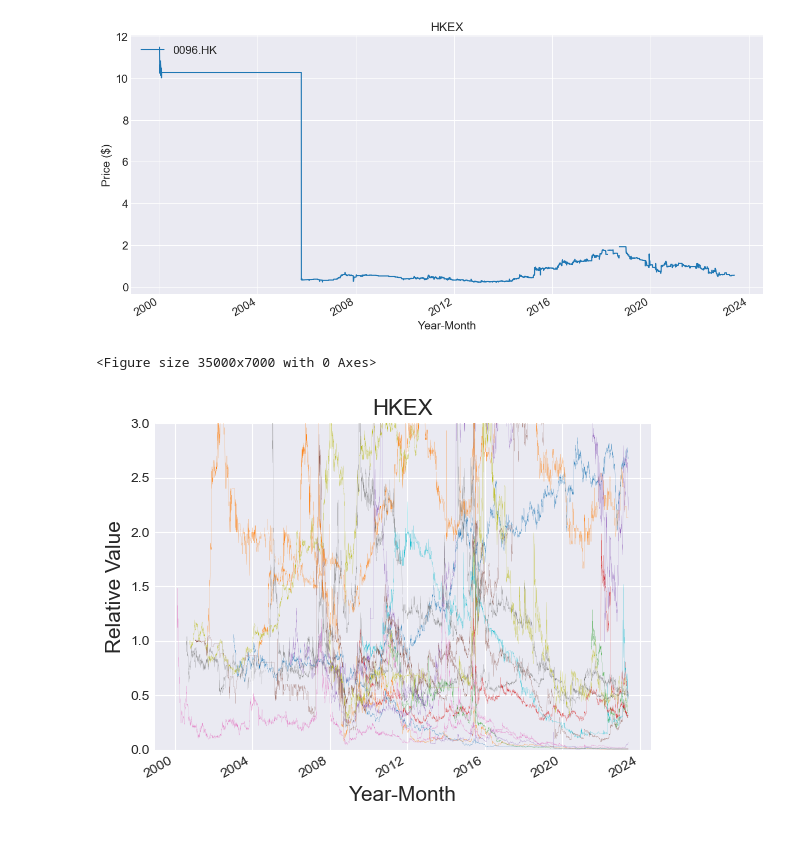
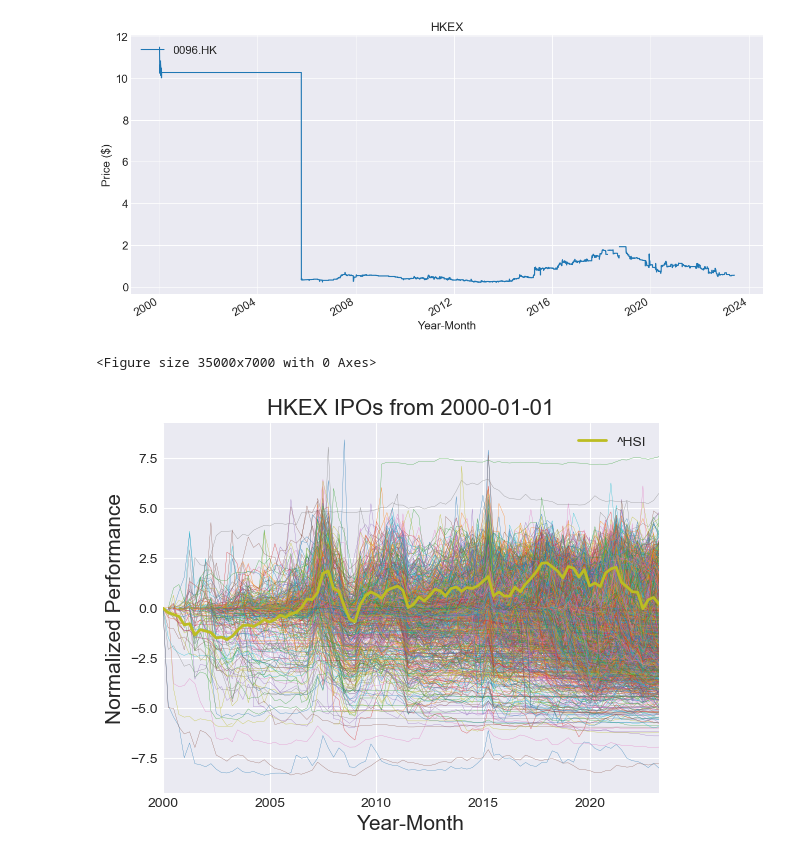
Before and after one commit to ckyma/exchatbook, a Jupyter notebook: getYahooData.ipynb, the cells around one changed output. Saved outputs shown, nothing was run; the diff lists cells and outputs as text; code cells hidden in the pictures.

```diff
--- a/getYahooData.ipynb
+++ b/getYahooData.ipynb
@@ -405,0 +520,3 @@ adj_close_data_filtered
+# %%
+adj_close_data_filtered_qly_normal = adj_close_data_filtered_qly.apply(normalize_by_first_values)
+adj_close_data_filtered_qly_normal
@@ -405,0 +538,6 @@ adj_close_data_filtered
+# %%
+def normalize_by_first_values(data_series):
+    return (data_series - data_series[pd.Series.first_valid_index(data_series)]) / data_series.std()
+# %%
+hsi_data_qly = hsi_data["Adj Close"]["^HSI"].resample('Q', convention = 'end').last()
+hsi_data_qly
@@ -405,0 +558,3 @@ adj_close_data_filtered
+# %%
+hsi_data_qly_normal = normalize_by_first_values(hsi_data_qly)
+hsi_data_qly_normal
@@ -446,20 +638,32 @@ plt.show()
 # %%
 # Set the figure size
 ax = plt.figure(figsize=(350, 70))
 
 # Plot both futures close prices
-ax = adj_close_data_filtered.iloc[:, 1:20].plot(legend=False, lw=0.1)
+# ax = adj_close_data_filtered.iloc[:, 1:20].plot(legend=False, lw=0.1)
+# ax = adj_close_data_filtered_weekly.iloc[:, 1:20].plot(legend=False, lw=0.5)
 # ax = adj_close_data_filtered.plot(legend=False, lw=0.1)
+# ax = adj_close_data_filtered_monthly.iloc[:, 1:20].plot(legend=False, lw=0.5)
+# ax = adj_close_data_filtered_monthly.plot(legend=False, lw=0.5)
+# ax = adj_close_data_filtered_qly.plot(legend=False, lw=0.2)
+# ax = adj_close_data_filtered_yly.plot(legend=False, lw=0.2)
+# ax = adj_close_data_filtered_yly_normal.plot(legend=False, lw=0.2)
+ax = adj_close_data_filtered_qly_normal.plot(legend=False, lw=0.2)
+ax2 = hsi_data_qly_normal.plot(legend=True, lw=2)
 
 # Set the title and axis labels and sizes
-plt.title('HKEX', fontsize=16)
+plt.title('HKEX IPOs from 2000-01-01', fontsize=16)
 ax.set_xlabel('Year-Month', fontsize=15)
-ax.set_ylabel('Relative Value', fontsize=15)
-ax.set_ylim(0,3)
+ax.set_ylabel('Normalized Performance', fontsize=15)
+# ax2.tick_params(axis='y', labelsize=15)
+# h1, l1 = ax.get_legend_handles_labels()
+# h2, l2 = ax2.get_legend_handles_labels()
+# ax.legend(h2, l2, loc=2, prop={'size': 15})
+# ax.set_ylim(-5,5)
 
 # Show the plot
 # plt.show()
 plt.savefig('figure.png', dpi=600)
 # %% [output]
 <Figure size 35000x7000 with 0 Axes>
-[figure, old version]
+[figure, new version]
```
Also changed, not shown: parts of 13 cells of this notebook, 1 other file.
